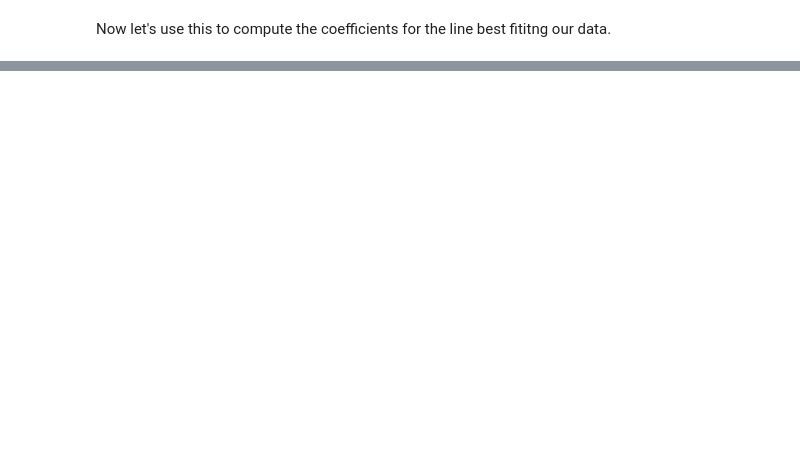
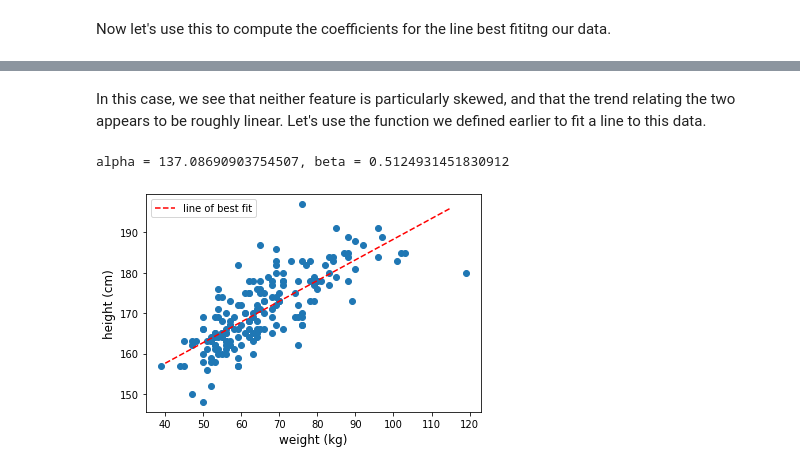
Before and after one commit to rythei/linear-models, a Jupyter notebook: _sources/content/basic_linear_regression/simple_linear_regression.ipynb, the cells around one changed output, grey strips where cells are left out. Cells and saved outputs as stored; diff of their text form; code cells hidden in the pictures; blank space fills up the shorter version.

```diff
--- a/_sources/content/basic_linear_regression/simple_linear_regression.ipynb
+++ b/_sources/content/basic_linear_regression/simple_linear_regression.ipynb
@@ -156,0 +171,17 @@ plt.show()
+# %% [markdown]
+In this case, we see that neither feature is particularly skewed, and that the trend relating the two appears to be roughly linear. Let's use the function we defined earlier to fit a line to this data.
+# %%
+alpha_hat, beta_hat = fit_line(weight, height)
+print(f"alpha = {alpha_hat}, beta = {beta_hat}")
+
+xx = np.linspace(40,115,4)
+yy = alpha_hat + beta_hat*xx
+plt.scatter(weight, height)
+plt.plot(xx, yy, color='red', linestyle='--', label='line of best fit')
+plt.ylabel("height (cm)", fontsize=12)
+plt.xlabel("weight (kg)", fontsize=12)
+plt.legend()
+plt.show()
+# %% [output]
+alpha = 137.08690903754507, beta = 0.5124931451830912
+[figure, added]
```
Also changed, not shown: parts of 13 cells of this notebook, 29 other files.
